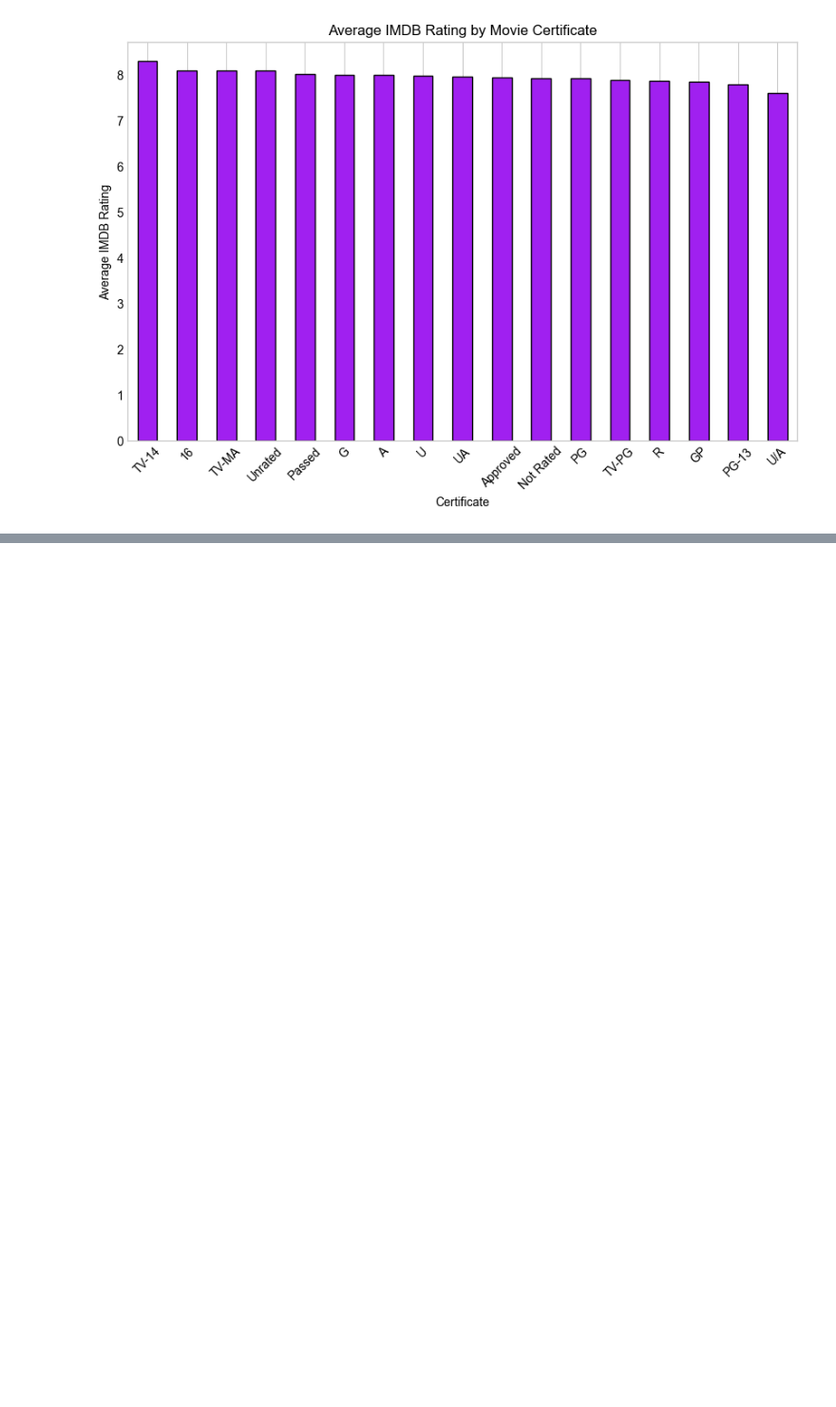
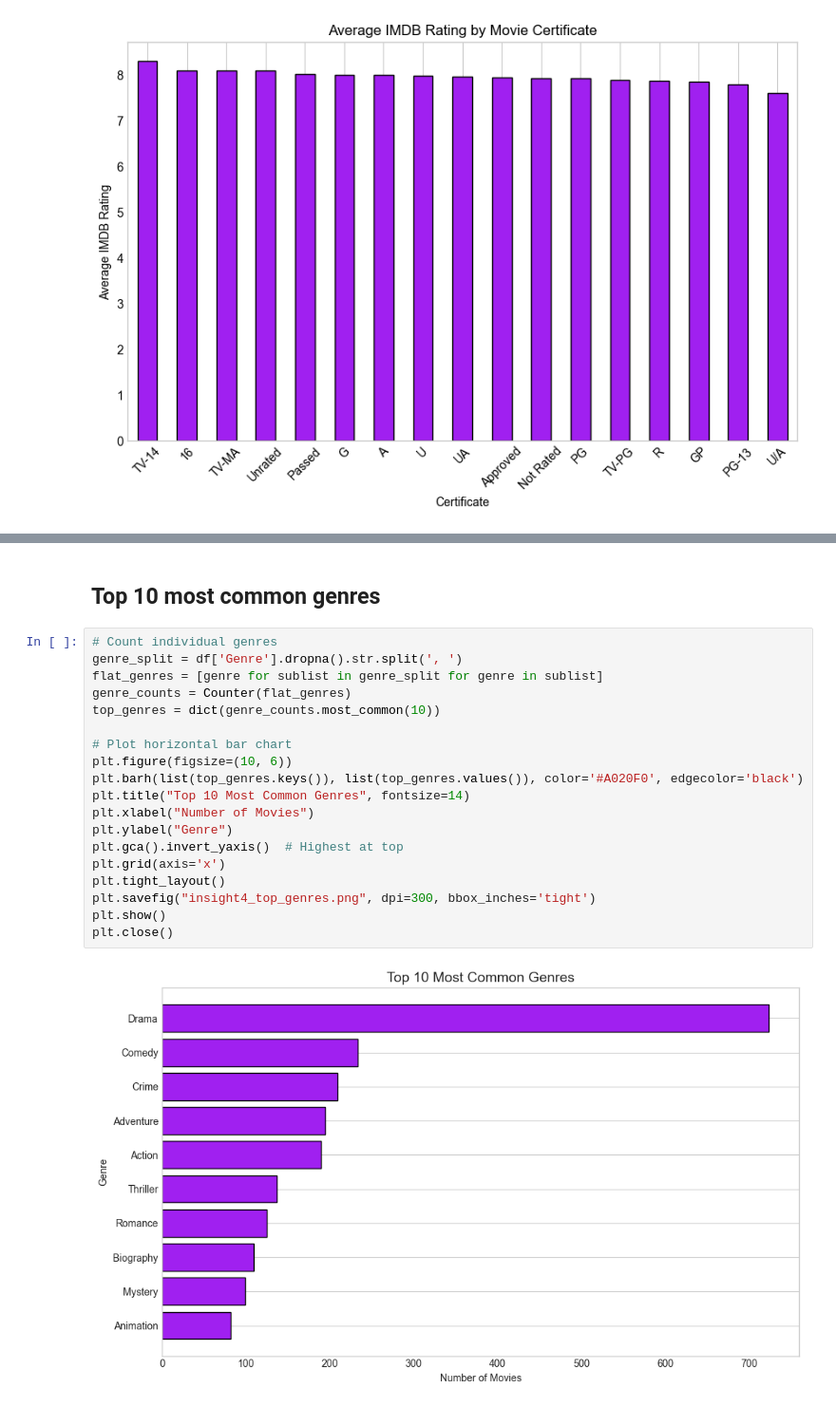
Before and after one commit to gabrielalaa/Dashboard_Movies, a Jupyter notebook: Exploration.ipynb, the cells around one changed output, grey strips where cells are left out. Shown: that part at 95% size. Drawn from its saved outputs; the diff is of its cells as text; blank space fills up the shorter version.

```diff
--- a/Exploration.ipynb
+++ b/Exploration.ipynb
@@ -369,0 +393,23 @@ plt.close()
+# %% [markdown]
+## Top 10 most common genres
+# %%
+# Count individual genres
+genre_split = df['Genre'].dropna().str.split(', ')
+flat_genres = [genre for sublist in genre_split for genre in sublist]
+genre_counts = Counter(flat_genres)
+top_genres = dict(genre_counts.most_common(10))
+
+# Plot horizontal bar chart
+plt.figure(figsize=(10, 6))
+plt.barh(list(top_genres.keys()), list(top_genres.values()), color='#A020F0', edgecolor='black')
+plt.title("Top 10 Most Common Genres", fontsize=14)
+plt.xlabel("Number of Movies")
+plt.ylabel("Genre")
+plt.gca().invert_yaxis()  # Highest at top
+plt.grid(axis='x')
+plt.tight_layout()
+plt.savefig("insight4_top_genres.png", dpi=300, bbox_inches='tight')
+plt.show()
+plt.close()
+# %% [output]
+[figure, added]
```
Also changed, not shown: parts of 3 cells of this notebook, 3 other files.
